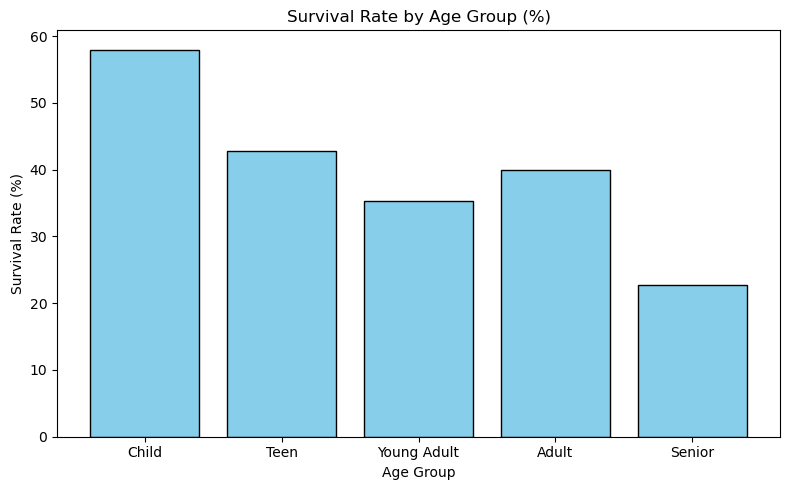
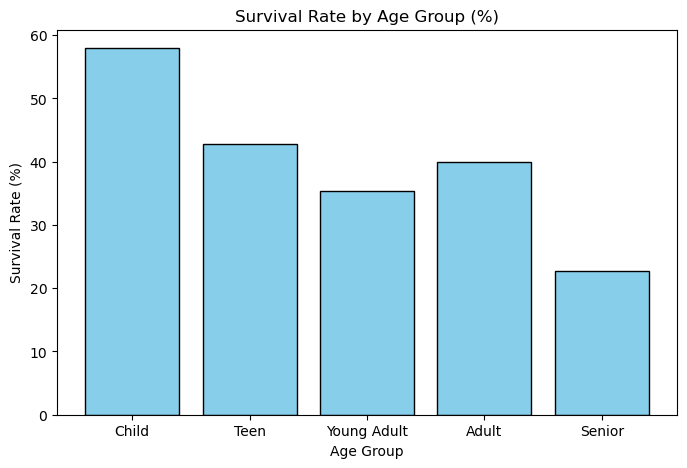
The notebook cell's code change between the first figure and the second:
--- before
+++ after
@@ -6,4 +6,4 @@
 plt.xlabel('Age Group')
 plt.ylabel('Survival Rate (%)')
-plt.tight_layout()
+
 plt.show()

Commit: refactor: update notebook execution counts and fix pandas FutureWarning